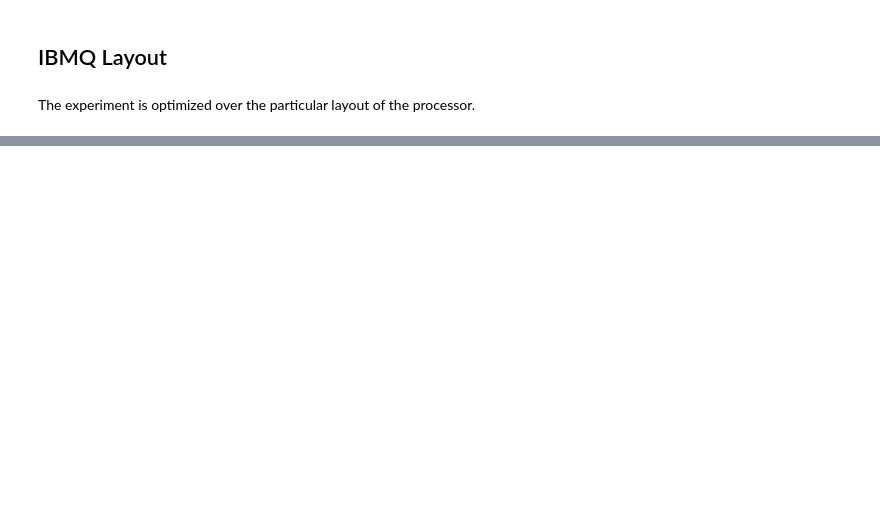
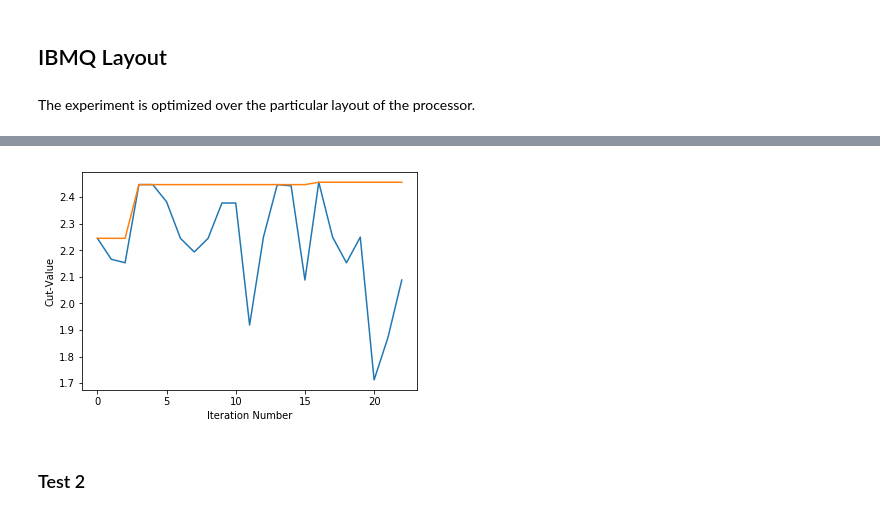
Before and after one commit to Thiagorwb/USEQIP, a Jupyter notebook: Max-Cut/Hybrid Max-Cut.ipynb, the cells around one changed output, grey strips where cells are left out. Cells and saved outputs as stored; diff of their text form; code cells hidden in the pictures; blank space fills up the shorter version.

```diff
--- a/Max-Cut/Hybrid Max-Cut.ipynb
+++ b/Max-Cut/Hybrid Max-Cut.ipynb
@@ -420,0 +506,2 @@ def cumulative_objective(objective_list):
+# %%
+config = backend.configuration()
@@ -447,0 +541,6 @@ def qcpass(adjacency_matrix, niters, shots):
+# %%
+## processor adjacency matrix
+ibm_matrix = np.zeros((config.n_qubits, config.n_qubits))
+for i in range(len(config.coupling_map)):
+    u,v = config.coupling_map[i]
+    ibm_matrix[u, v] = 1
@@ -447,0 +553,8 @@ def qcpass(adjacency_matrix, niters, shots):
+# %%
+edge_weights1 = np.zeros((14, 14))
+for i in range(14):
+    for j in range(i+1, 14):
+        if ibm_matrix[i][j]==1:
+            edge_weights1[i, j] = random.random()
+# %%
+optimizer = optimize(ibm_matrix, edge_weights1, 2, 20, 3, 40)
@@ -447,0 +579,7 @@ def qcpass(adjacency_matrix, niters, shots):
+# %%
+targets = [res['target'] for res in optimizer.res]
+multiple_convergence_plots([targets,cumulative_objective(targets)])
+# %% [output]
+[figure, added]
+# %% [markdown]
+### Test 2
```
Also changed, not shown: parts of 33 cells of this notebook.
